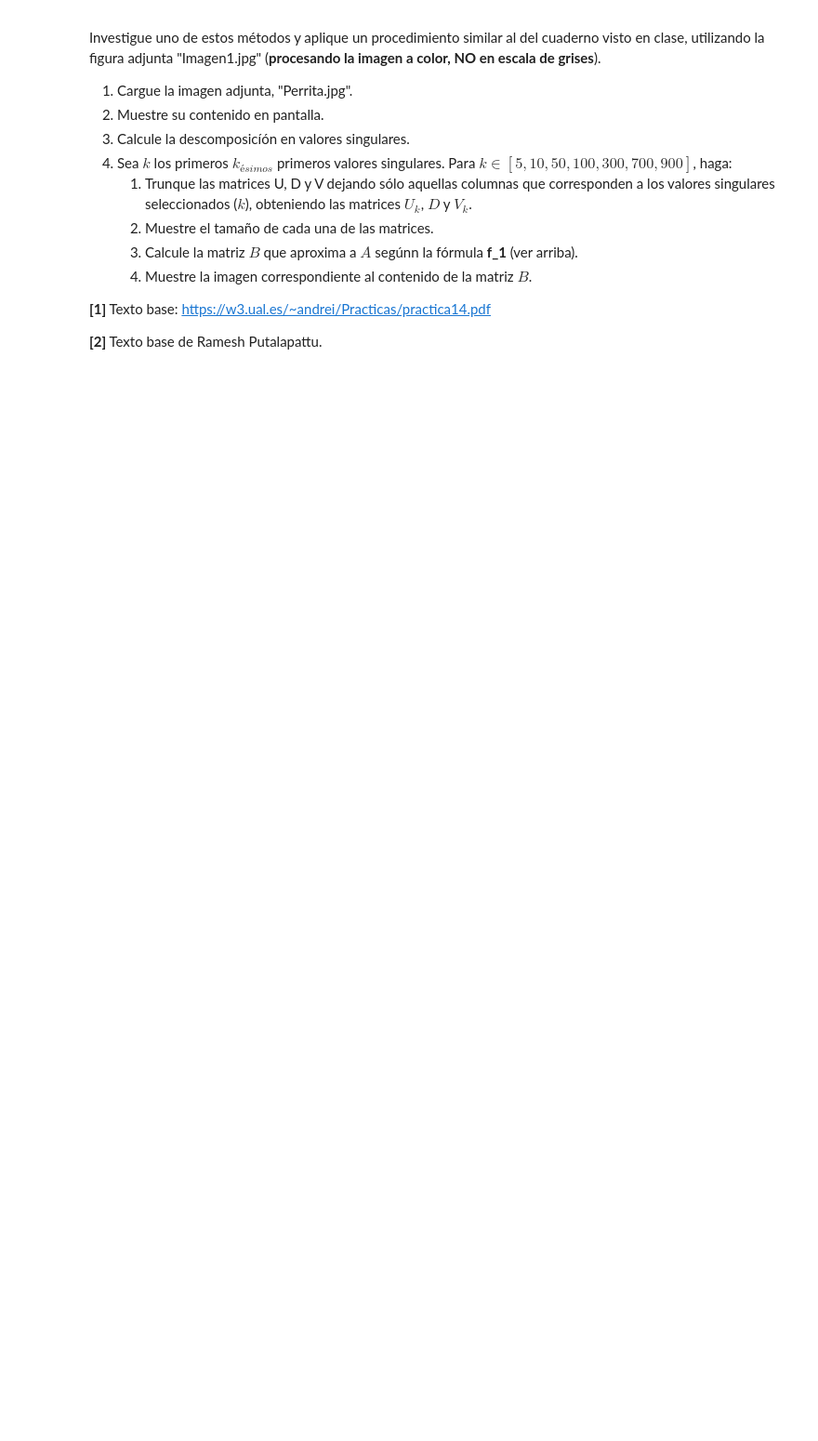
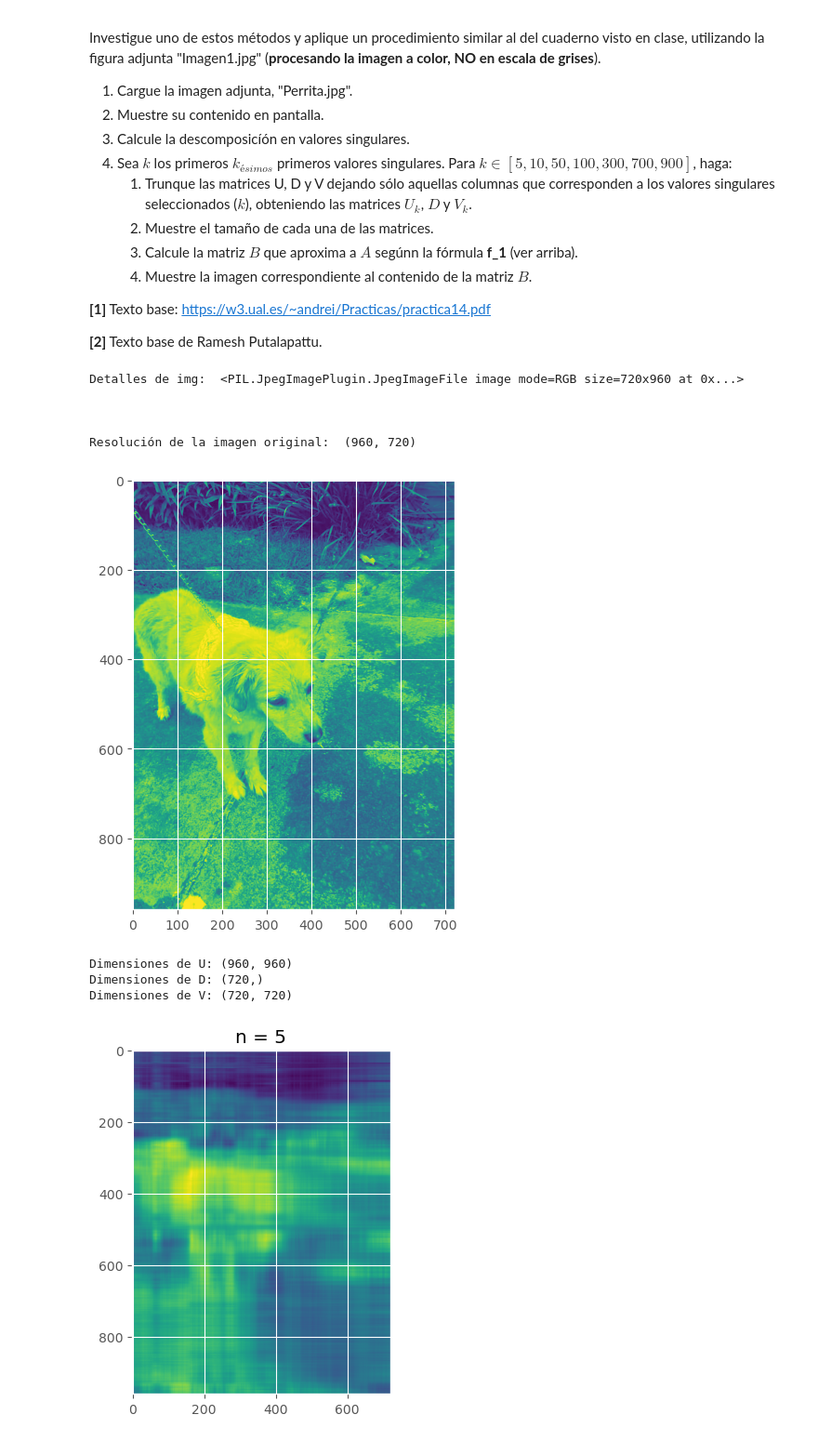
Before and after one commit to SopaAzteca/MCD_HW5FQ, a Jupyter notebook: Trabajo_Práctico_5_MCD.ipynb, the cells around one changed output. Shown at 93% size. Cells and saved outputs as stored; diff of their text form; code cells hidden in the pictures; blank space fills up the shorter version.

```diff
--- a/Trabajo_Práctico_5_MCD.ipynb
+++ b/Trabajo_Práctico_5_MCD.ipynb
@@ -202,3 +202,62 @@ Investigue uno de estos métodos y aplique un procedimiento similar al del cuade
 **[1]** Texto base: https://w3.ual.es/~andrei/Practicas/practica14.pdf
 
 **[2]** Texto base de Ramesh Putalapattu.
+# %%
+import matplotlib
+import matplotlib.pyplot as plt
+import numpy as np
+import os
+import pandas as pd
+import scipy.stats
+import sklearn.datasets
+import sklearn.preprocessing
+
+
+from PIL import Image
+
+plt.style.use('ggplot')
+img = Image.open('perrita.jpg')
+print("Detalles de img: ", img)
+
+
+# convert to numpy array
+imgmat = np.array(list(img.getdata(band=0)), float)
+
+# Reshape according to orginal image dimensions
+imgmat.shape = (img.size[1], img.size[0])
+
+print("\n\n")
+print("Resolución de la imagen original: ", imgmat.shape)
+print("\n\n")
+
+plt.figure(figsize=(9, 6))
+plt.imshow(imgmat, cmap='viridis')
+plt.show()
+
+U, D, V = np.linalg.svd(imgmat)
+#print( D )
+
+print("\n\n")
+print("Dimensiones de U:", U.shape)
+print("Dimensiones de D:", D.shape)
+print("Dimensiones de V:", V.shape)
+print("\n\n")
+
+for i in [5, 10, 50, 100, 300, 700, 720]:
+    #reconstimg = np.matrix(U[:, :i]) * np.diag(D[:i]) * np.matrix(V[:i, :])
+    reconstimg = np.matmul( np.matmul( np.matrix(U[:, :i]) , np.diag(D[:i]) ) , np.matrix(V[:i, :]) )
+    plt.imshow(reconstimg, cmap='viridis')
+    title = "n = %s" % i
+    plt.title(title)
+    plt.show()
+# %% [output]
+Detalles de img:  <PIL.JpegImagePlugin.JpegImageFile image mode=RGB size=720x960 at 0x...>
+
+
+
+Resolución de la imagen original:  (960, 720)
+[figure, added]
+Dimensiones de U: (960, 960)
+Dimensiones de D: (720,)
+Dimensiones de V: (720, 720)
+[figure, added]
```
Also changed, not shown: parts of 1 cell of this notebook.
